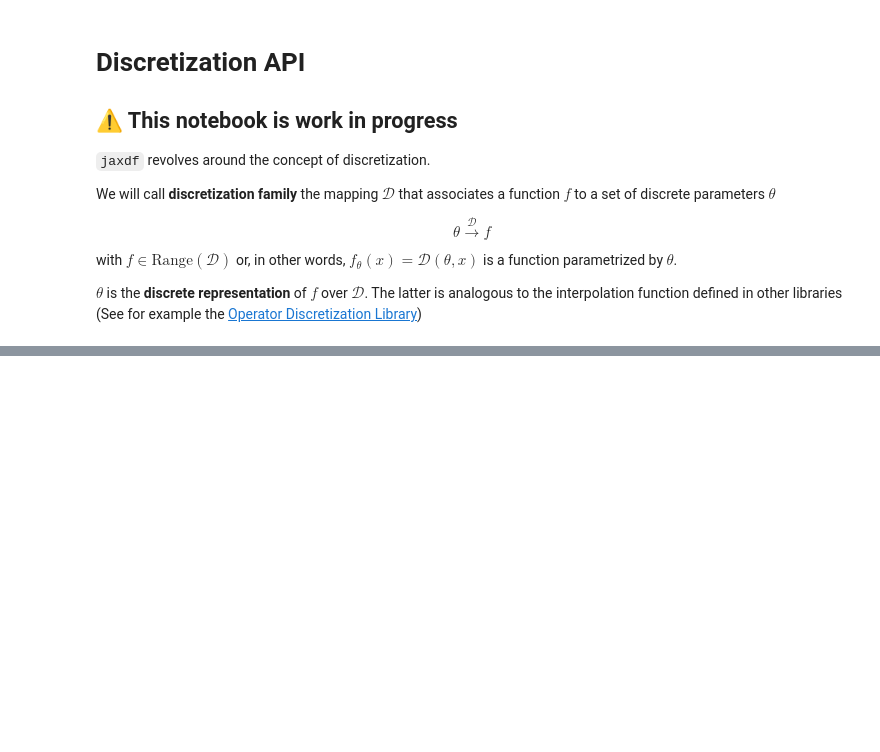
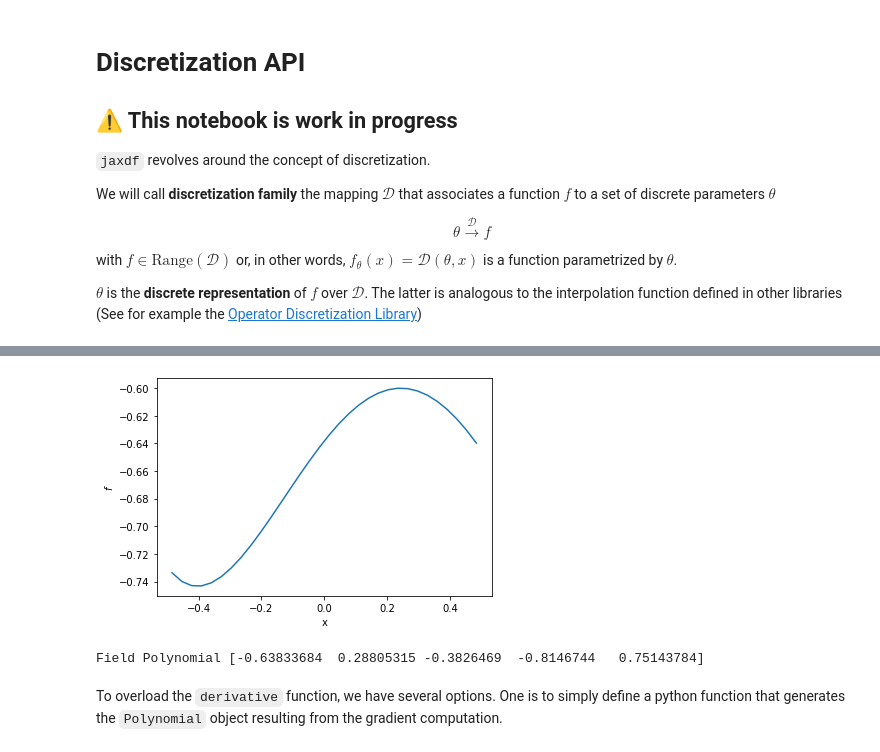
Before and after one commit to ucl-bug/jaxdf, a Jupyter notebook: docs/notebooks/api_discretization.ipynb, the cells around one changed output, grey strips where cells are left out. Cells and saved outputs as stored; diff of their text form; code cells hidden in the pictures; blank space fills up the shorter version.

```diff
--- a/docs/notebooks/api_discretization.ipynb
+++ b/docs/notebooks/api_discretization.ipynb
@@ -75,0 +102,21 @@ print(y_sample)
+# %%
+from jaxdf import register_pytree_node_class#
+
+@register_pytree_node_class
+class Polynomial(Continuous):
+    @classmethod
+    def from_params(cls, params, domain):
+        def get_fun(params, x):
+            i = jnp.arange(len(params))
+            powers = x**i
+            return jnp.expand_dims(jnp.sum(params*(x**i)), -1)
+        return cls(params, domain, get_fun)
+# %%
+u_custom = Polynomial.from_params(u.params, u.domain)
+show_field(u_custom, domain)
+print(u_custom, u_custom.params)
+# %% [output]
+[figure, added]
+Field Polynomial [-0.63833684  0.28805315 -0.3826469  -0.8146744   0.75143784]
+# %% [markdown]
+To overload the `derivative` function, we have several options. One is to simply define a python function that generates the  `Polynomial` object resulting from the gradient computation.
```
Also changed, not shown: parts of 41 cells of this notebook, 16 other files.
